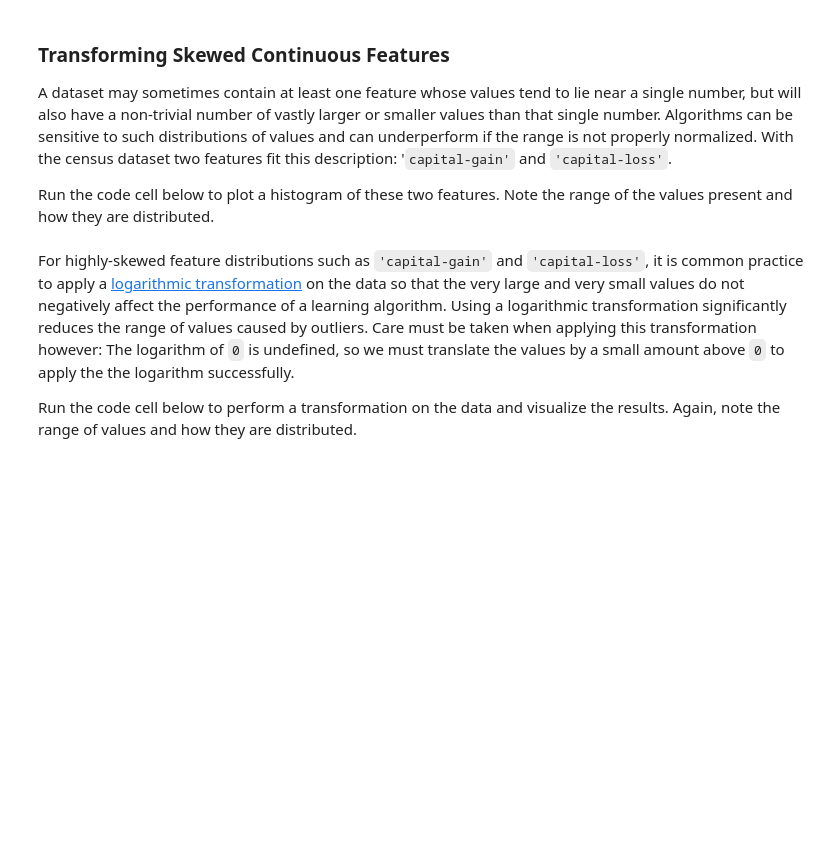
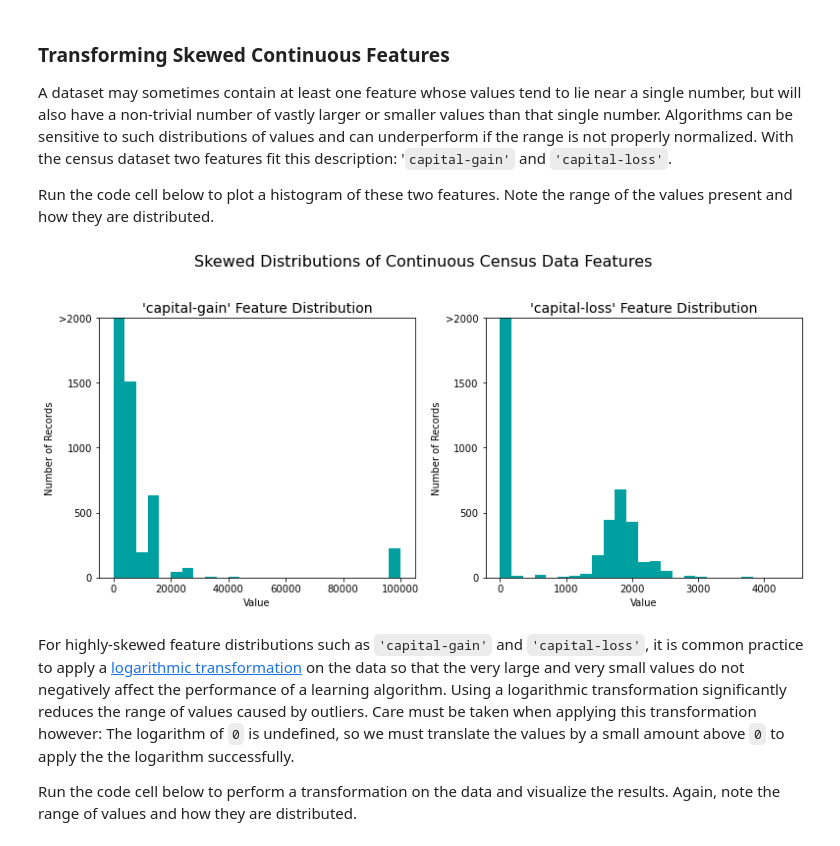
Before and after one commit to burn4science/Finding-Donors-for-CharityML, a Jupyter notebook: finding_donors_StefanGrandl.ipynb, the cells around one changed output. Cells and saved outputs as stored; diff of their text form; code cells hidden in the pictures; blank space fills up the shorter version.

```diff
--- a/finding_donors_StefanGrandl.ipynb
+++ b/finding_donors_StefanGrandl.ipynb
@@ -115,6 +115,15 @@ Before data can be used as input for machine learning algorithms, it often must
 A dataset may sometimes contain at least one feature whose values tend to lie near a single number, but will also have a non-trivial number of vastly larger or smaller values than that single number.  Algorithms can be sensitive to such distributions of values and can underperform if the range is not properly normalized. With the census dataset two features fit this description: '`capital-gain'` and `'capital-loss'`.
 
 Run the code cell below to plot a histogram of these two features. Note the range of the values present and how they are distributed.
+# %%
+# Split the data into features and target label
+income_raw = data[['income']]
+features_raw = data.drop('income', axis = 1)
+
+# Visualize skewed continous features of original data
+vs.distribution(data)
+# %% [output]
+[figure, added]
 # %% [markdown]
 For highly-skewed feature distributions such as `'capital-gain'` and `'capital-loss'`, it is common practice to apply a <a href="https://en.wikipedia.org/wiki/Data_transformation_(statistics)">logarithmic transformation</a> on the data so that the very large and very small values do not negatively affect the performance of a learning algorithm. Using a logarithmic transformation significantly reduces the range of values caused by outliers. Care must be taken when applying this transformation however: The logarithm of `0` is undefined, so we must translate the values by a small amount above `0` to apply the the logarithm successfully.
 
```
Also changed, not shown: parts of 4 cells of this notebook, 1 other file.
